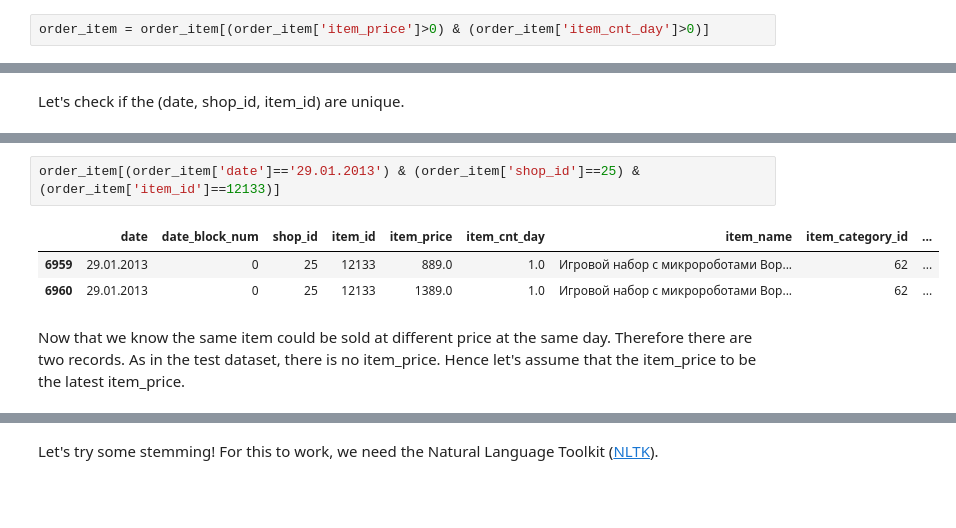
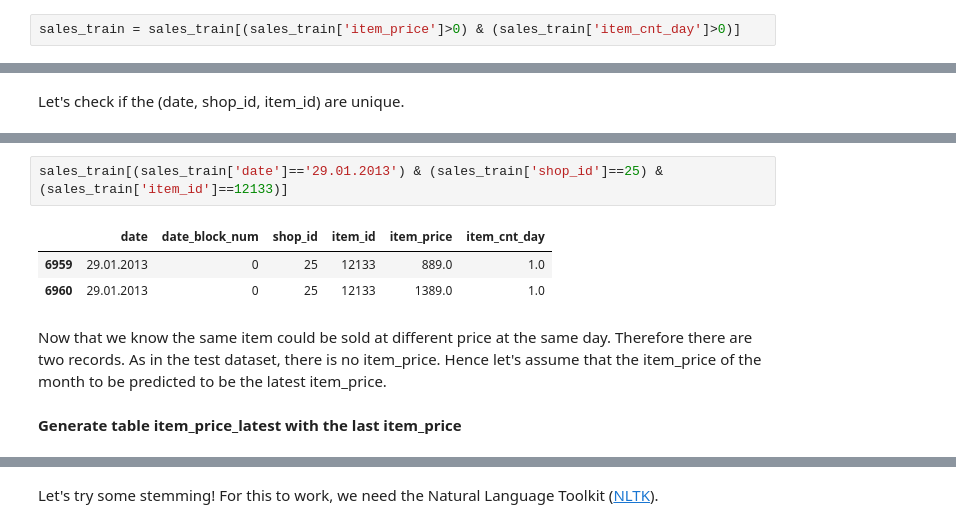
Before and after one commit to ATausif/predict-future-sales, a Jupyter notebook: main.ipynb, the cells around one changed output, grey strips where cells are left out. Cells and saved outputs as stored; diff of their text form; blank space fills up the shorter version.

```diff
--- a/main.ipynb
+++ b/main.ipynb
@@ -123,5 +155,5 @@ num_records in order_item: 2935849
 # %% [markdown]
 As we notice that there are some negative item_price and negative item_cnt_day. We will filter out those records.
 # %%
-order_item = order_item[(order_item['item_price']>0) & (order_item['item_cnt_day']>0)]
+sales_train = sales_train[(sales_train['item_price']>0) & (sales_train['item_cnt_day']>0)]
 # %%
@@ -143,9 +175,11 @@ a.head()
 # %%
-order_item[(order_item['date']=='29.01.2013') & (order_item['shop_id']==25) & (order_item['item_id']==12133)]
+sales_train[(sales_train['date']=='29.01.2013') & (sales_train['shop_id']==25) & (sales_train['item_id']==12133)]
 # %% [output]
-|  | date | date_block_num | shop_id | item_id | item_price | item_cnt_day | item_name | item_category_id | ... |
-| 6959 | 29.01.2013 | 0 | 25 | 12133 | 889.0 | 1.0 | Игровой набор с микророботами Вор... | 62 | ... |
-| 6960 | 29.01.2013 | 0 | 25 | 12133 | 1389.0 | 1.0 | Игровой набор с микророботами Вор... | 62 | ... |
+|  | date | date_block_num | shop_id | item_id | item_price | item_cnt_day |
+| 6959 | 29.01.2013 | 0 | 25 | 12133 | 889.0 | 1.0 |
+| 6960 | 29.01.2013 | 0 | 25 | 12133 | 1389.0 | 1.0 |
 # %% [markdown]
-Now that we know the same item could be sold at different price at the same day. Therefore there are two records. As in the test dataset, there is no item_price. Hence let's assume that the item_price to be the latest item_price.
+Now that we know the same item could be sold at different price at the same day. Therefore there are two records. As in the test dataset, there is no item_price. Hence let's assume that the item_price of the month to be predicted to be the latest item_price.
+# %% [markdown]
+**Generate table item_price_latest with the last item_price**
 # %%
```
Also changed, not shown: parts of 51 cells of this notebook.
